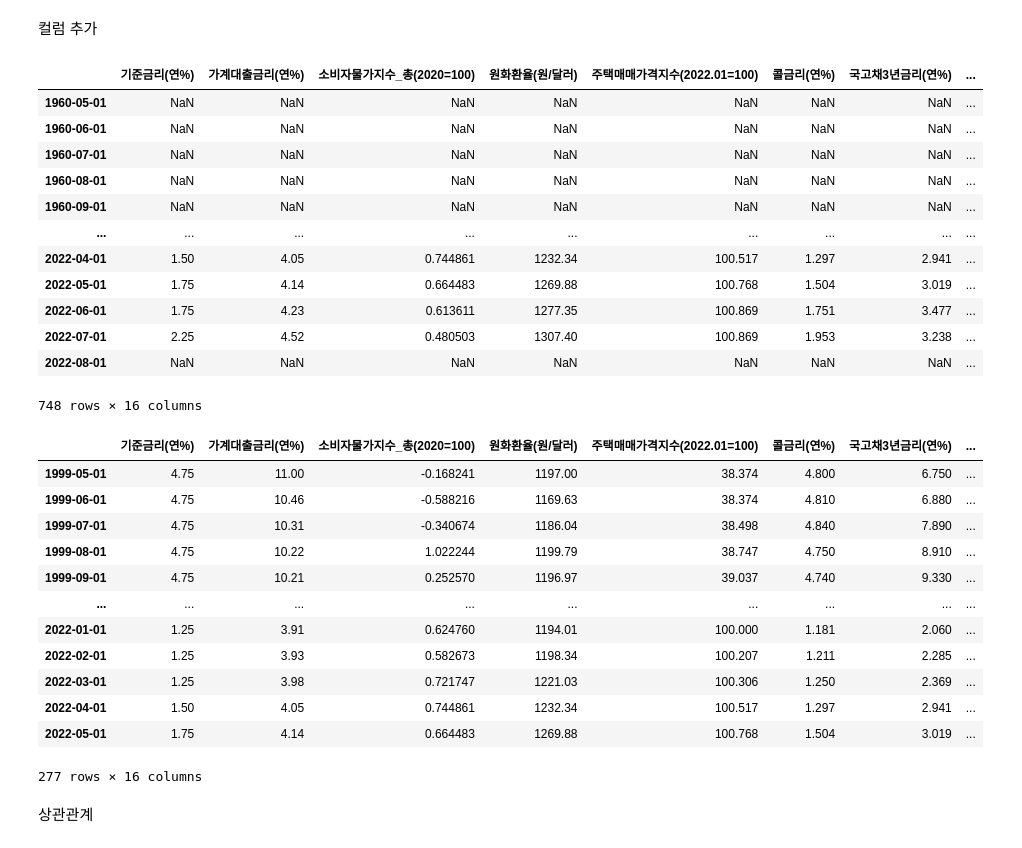
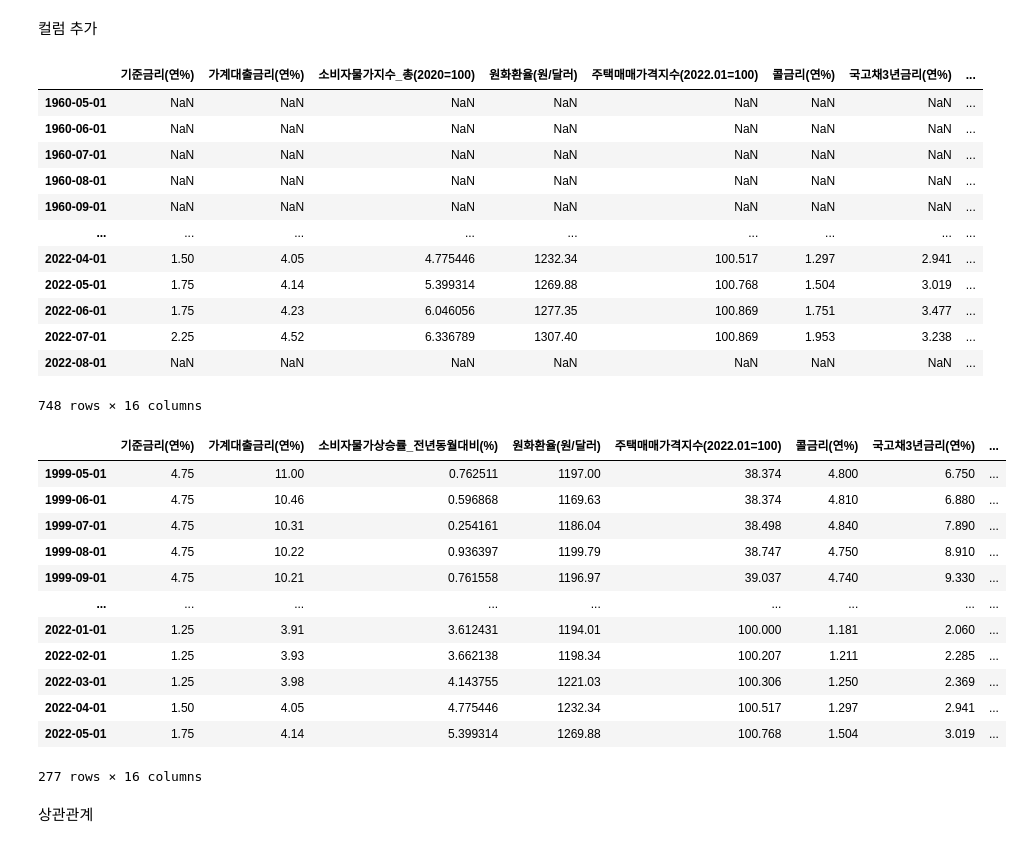
Before and after one commit to nan-park/section2_project, a Jupyter notebook: data_visualization.ipynb, the cells around one changed output. Saved outputs shown, nothing was run; the diff lists cells and outputs as text; code cells hidden in the pictures.

```diff
--- a/data_visualization.ipynb
+++ b/data_visualization.ipynb
@@ -109,14 +109,14 @@ date_index = us_data_clean.index
 col = 'CPI'
 us_data_clean_temp = us_data_clean.copy()
 for i in range(len(date_index)):
-  if i!= 0:
+  if i>12:
     present_date_i = us_data_clean_temp.index[i]
-    past_date_i = us_data_clean_temp.index[i-1]
+    past_date_i = us_data_clean_temp.index[i-12]
     present = us_data_clean_temp.loc[present_date_i, col]
     past = us_data_clean_temp.loc[past_date_i, col]
     temp = (present - past) / past * 100
     us_data_clean.loc[present_date_i, col] = temp
-us_data_clean.drop(us_data_clean.index[0], inplace=True)
+us_data_clean.drop(us_data_clean.index[0:12], inplace=True)
 us_data_clean
 # %% [output]
 |  | funds_rate | oil_price | CPI | GS3 | unemployment_rate | economic_growth_rate |
@@ -135,5 +135,5 @@ us_data_clean
 # %%
-us_data_clean.columns = ['미국_연준_기준금리', '국제유가_WTI', '미국_소비자물가상승률_월별', '미국_국채금리_3년물', '미국_실업률', '미국_월별_경제성장률']
+us_data_clean.columns = ['미국_연준_기준금리', '국제유가_WTI', '미국_소비자물가상승률_전년동월대비', '미국_국채금리_3년물', '미국_실업률', '미국_월별_경제성장률']
 # %% [markdown]
 상관관계 보기(heatmap)
 # %%
@@ -149,0 +152,8 @@ plt.show()
+# %%
+fig, ax = plt.subplots(2, 3, figsize=(30, 10), )
+for i in range(len(us_data_clean.columns)):
+  col = us_data_clean.columns[i]
+  series = us_data_clean.loc['2020':'2022', col]
+  ax[i//3, i%3].set_title(col)
+  ax[i//3, i%3].plot(series.index, series.values)
+plt.show()
@@ -165,14 +177,14 @@ kor_data['기준금리차이_미국-한국(연%)'] = kor_data['미국_기준금
 # 컬럼제거 - 대출현황
 kor_data.drop(kor_data.columns[14:19], axis=1, inplace=True)
 # %%
-# 컬럼 추가 - 소비자물가상승률(월별)
+# 컬럼 추가 - 소비자물가상승률(전년동월대비)
 date_index = kor_data.index
 col = '소비자물가지수_총(2020=100)'
 kor_data_temp = kor_data.copy()
 for i in range(len(date_index)):
-  if i!= 0:
+  if i>12:
     present_date_i = kor_data_temp.index[i]
-    past_date_i = kor_data_temp.index[i-1]
+    past_date_i = kor_data_temp.index[i-12]
     present = kor_data_temp.loc[present_date_i, col]
     past = kor_data_temp.loc[past_date_i, col]
     temp = (present - past) / past * 100
@@ -186,29 +198,29 @@ kor_data
 | 1960-08-01 | NaN | NaN | NaN | NaN | NaN | NaN | NaN | ... |
 | 1960-09-01 | NaN | NaN | NaN | NaN | NaN | NaN | NaN | ... |
 | ... | ... | ... | ... | ... | ... | ... | ... | ... |
-| 2022-04-01 | 1.50 | 4.05 | 0.744861 | 1232.34 | 100.517 | 1.297 | 2.941 | ... |
-| 2022-05-01 | 1.75 | 4.14 | 0.664483 | 1269.88 | 100.768 | 1.504 | 3.019 | ... |
-| 2022-06-01 | 1.75 | 4.23 | 0.613611 | 1277.35 | 100.869 | 1.751 | 3.477 | ... |
-| 2022-07-01 | 2.25 | 4.52 | 0.480503 | 1307.40 | 100.869 | 1.953 | 3.238 | ... |
+| 2022-04-01 | 1.50 | 4.05 | 4.775446 | 1232.34 | 100.517 | 1.297 | 2.941 | ... |
+| 2022-05-01 | 1.75 | 4.14 | 5.399314 | 1269.88 | 100.768 | 1.504 | 3.019 | ... |
+| 2022-06-01 | 1.75 | 4.23 | 6.046056 | 1277.35 | 100.869 | 1.751 | 3.477 | ... |
+| 2022-07-01 | 2.25 | 4.52 | 6.336789 | 1307.40 | 100.869 | 1.953 | 3.238 | ... |
 | 2022-08-01 | NaN | NaN | NaN | NaN | NaN | NaN | NaN | ... |
 748 rows × 16 columns
 # %%
-kor_data.rename(columns={'소비자물가지수_총(2020=100':'소비자물가상승률(%)'}, inplace=True);
+kor_data.rename(columns={'소비자물가지수_총(2020=100)':'소비자물가상승률_전년동월대비(%)'}, inplace=True);
 kor_data_clean = kor_data[kor_data.isna().sum(axis=1)==0]
 kor_data_clean
 # %% [output]
-|  | 기준금리(연%) | 가계대출금리(연%) | 소비자물가지수_총(2020=100) | 원화환율(원/달러) | 주택매매가격지수(2022.01=100) | 콜금리(연%) | 국고채3년금리(연%) | ... |
-| 1999-05-01 | 4.75 | 11.00 | -0.168241 | 1197.00 | 38.374 | 4.800 | 6.750 | ... |
-| 1999-06-01 | 4.75 | 10.46 | -0.588216 | 1169.63 | 38.374 | 4.810 | 6.880 | ... |
-| 1999-07-01 | 4.75 | 10.31 | -0.340674 | 1186.04 | 38.498 | 4.840 | 7.890 | ... |
-| 1999-08-01 | 4.75 | 10.22 | 1.022244 | 1199.79 | 38.747 | 4.750 | 8.910 | ... |
-| 1999-09-01 | 4.75 | 10.21 | 0.252570 | 1196.97 | 39.037 | 4.740 | 9.330 | ... |
+|  | 기준금리(연%) | 가계대출금리(연%) | 소비자물가상승률_전년동월대비(%) | 원화환율(원/달러) | 주택매매가격지수(2022.01=100) | 콜금리(연%) | 국고채3년금리(연%) | ... |
+| 1999-05-01 | 4.75 | 11.00 | 0.762511 | 1197.00 | 38.374 | 4.800 | 6.750 | ... |
+| 1999-06-01 | 4.75 | 10.46 | 0.596868 | 1169.63 | 38.374 | 4.810 | 6.880 | ... |
+| 1999-07-01 | 4.75 | 10.31 | 0.254161 | 1186.04 | 38.498 | 4.840 | 7.890 | ... |
+| 1999-08-01 | 4.75 | 10.22 | 0.936397 | 1199.79 | 38.747 | 4.750 | 8.910 | ... |
+| 1999-09-01 | 4.75 | 10.21 | 0.761558 | 1196.97 | 39.037 | 4.740 | 9.330 | ... |
 | ... | ... | ... | ... | ... | ... | ... | ... | ... |
-| 2022-01-01 | 1.25 | 3.91 | 0.624760 | 1194.01 | 100.000 | 1.181 | 2.060 | ... |
-| 2022-02-01 | 1.25 | 3.93 | 0.582673 | 1198.34 | 100.207 | 1.211 | 2.285 | ... |
-| 2022-03-01 | 1.25 | 3.98 | 0.721747 | 1221.03 | 100.306 | 1.250 | 2.369 | ... |
-| 2022-04-01 | 1.50 | 4.05 | 0.744861 | 1232.34 | 100.517 | 1.297 | 2.941 | ... |
-| 2022-05-01 | 1.75 | 4.14 | 0.664483 | 1269.88 | 100.768 | 1.504 | 3.019 | ... |
+| 2022-01-01 | 1.25 | 3.91 | 3.612431 | 1194.01 | 100.000 | 1.181 | 2.060 | ... |
+| 2022-02-01 | 1.25 | 3.93 | 3.662138 | 1198.34 | 100.207 | 1.211 | 2.285 | ... |
+| 2022-03-01 | 1.25 | 3.98 | 4.143755 | 1221.03 | 100.306 | 1.250 | 2.369 | ... |
+| 2022-04-01 | 1.50 | 4.05 | 4.775446 | 1232.34 | 100.517 | 1.297 | 2.941 | ... |
+| 2022-05-01 | 1.75 | 4.14 | 5.399314 | 1269.88 | 100.768 | 1.504 | 3.019 | ... |
 277 rows × 16 columns
 # %% [markdown]
 상관관계
```
Also changed, not shown: parts of 7 cells of this notebook.
